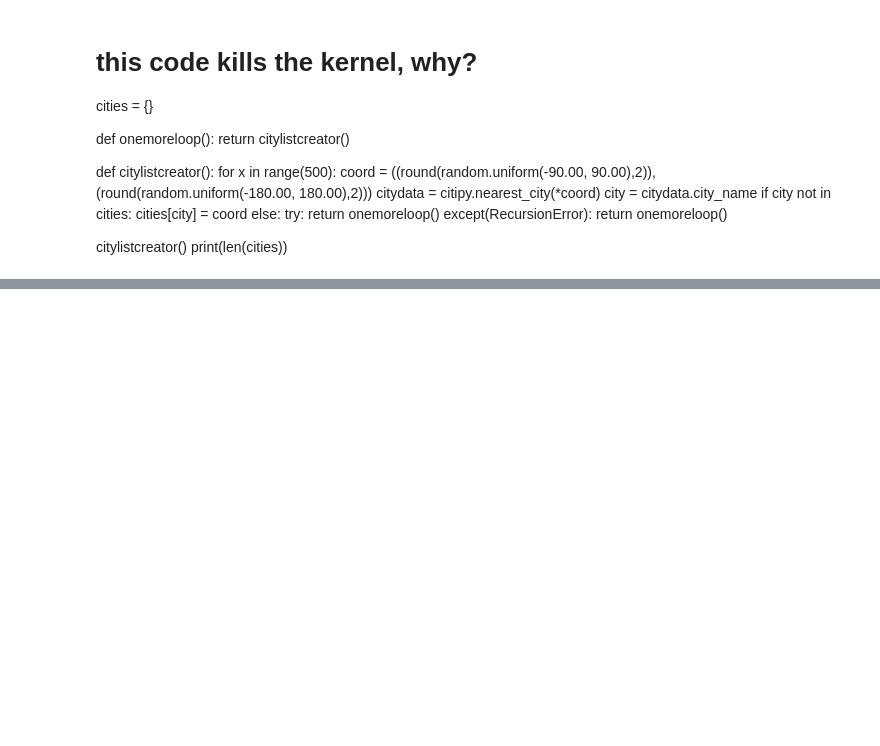
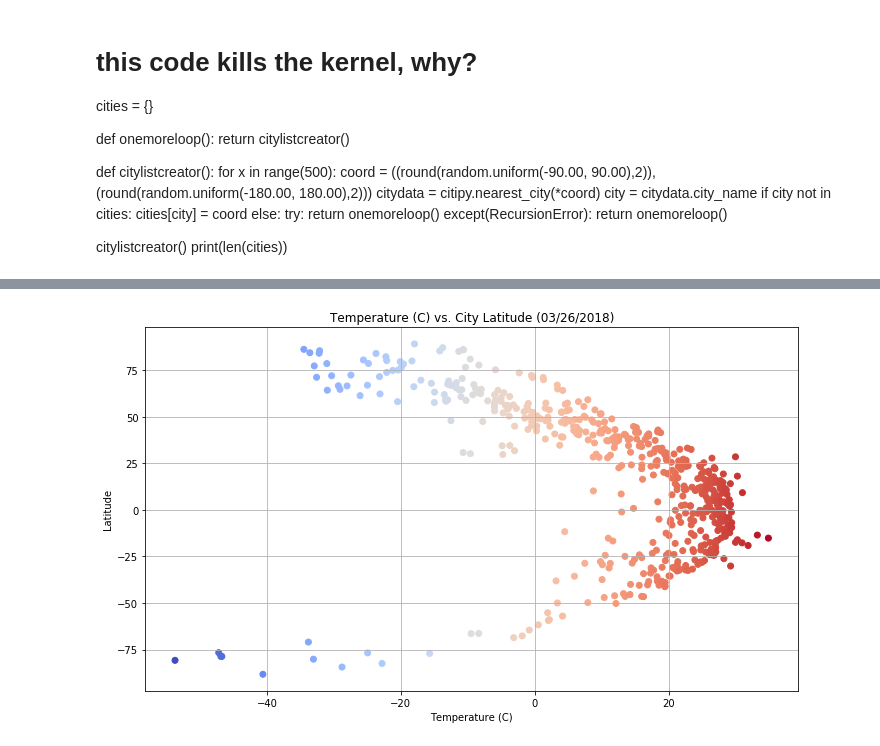
Before and after one commit to Gryazzz/Weather_Python, a Jupyter notebook: Weather_API.ipynb, the cells around one changed output, grey strips where cells are left out. Cells and saved outputs as stored; diff of their text form; code cells hidden in the pictures; blank space fills up the shorter version.

```diff
--- a/Weather_API.ipynb
+++ b/Weather_API.ipynb
@@ -34,8 +36,8 @@ print(len(cities))
 
 cities = {}
 
-for x in range(1000):
-    coord = ((round(random.uniform(-65.00, 80.00),2)),(round(random.uniform(-180.00, 180.00),2)))
+for x in range(1200):
+    coord = ((round(random.uniform(-90.00, 90.00),2)),(round(random.uniform(-180.00, 180.00),2)))
     citydata = citipy.nearest_city(*coord)
     city = citydata.city_name
     if city not in cities:
@@ -58,0 +100,7 @@ print(len(alldata))
+# %%
+search = ['name', 'main.temp','main.humidity', 'clouds.all', 'wind.speed', 'coord.lat' ]
+extracted_data = [city(*search) for city in alldata]
+
+df_weather = pd.DataFrame(extracted_data)
+df_weather.columns = ['Name', 'Temperature', 'Humidity(%)', 'Cloudiness(%)', 'Wind Speed', 'Latitude']
+df_weather.head()
@@ -58,0 +114,12 @@ print(len(alldata))
+# %%
+import datetime
+current_date = datetime.datetime.now().date().strftime("%m/%d/%Y")
+plt.figure(figsize=(10,6))
+plt.scatter(df_weather['Temperature'], df_weather['Latitude'], c=df_weather['Temperature'], cmap='coolwarm')
+plt.ylabel('Latitude')
+plt.xlabel('Temperature (C)')
+plt.title(f'Temperature (C) vs. City Latitude ({current_date})')
+plt.tight_layout()
+plt.grid()
+# %% [output]
+[figure, added]
```
Also changed, not shown: parts of 9 cells of this notebook.
